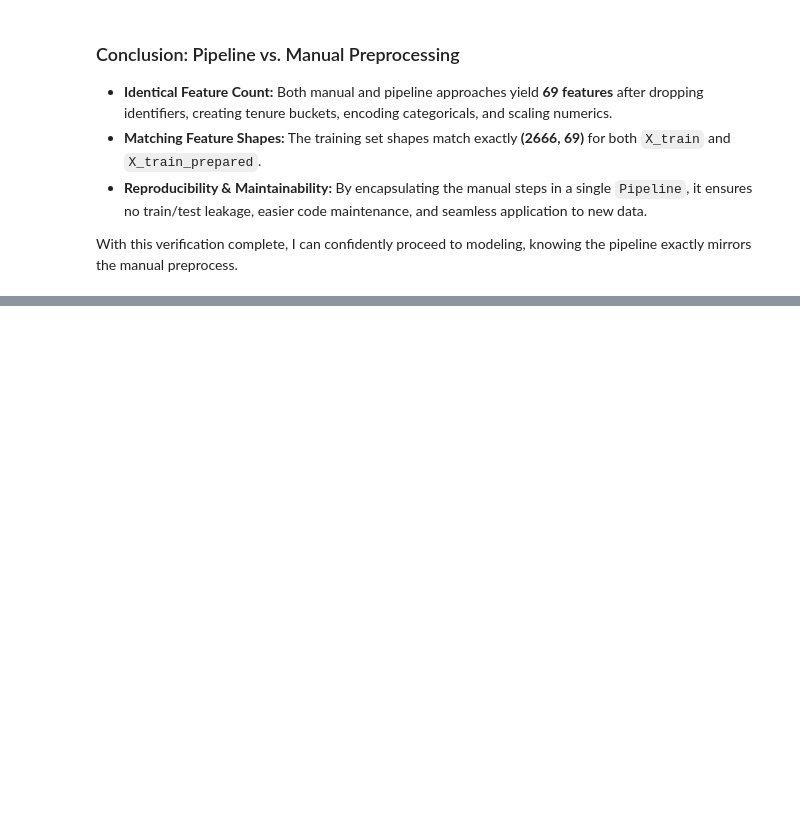
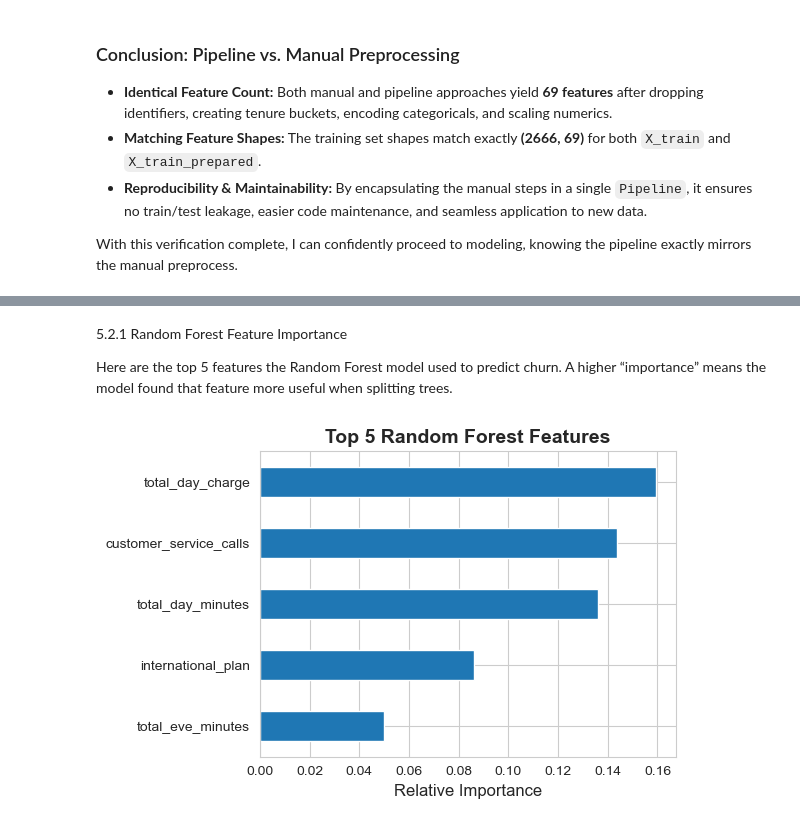
Before and after one commit to rosemiriti/Syria_Telco_Churn_Prediction_Project, a Jupyter notebook: syria_telco_churn.ipynb, the cells around one changed output, grey strips where cells are left out. Cells and saved outputs as stored; diff of their text form; code cells hidden in the pictures; blank space fills up the shorter version.

```diff
--- a/syria_telco_churn.ipynb
+++ b/syria_telco_churn.ipynb
@@ -858,0 +1177,16 @@ With this verification complete, I can confidently proceed to modeling, knowing
+# %%
+# Instantiate & tune Ridge
+ridge_cv = LogisticRegressionCV(
+    Cs=[0.01, 0.1, 1, 10],
+    penalty='l2',
+    solver='lbfgs',
+    scoring='recall',
+    cv=5,
+    class_weight='balanced',
+    random_state=42,
+    max_iter=2000,
+    refit=True
+)
+ridge_cv.fit(X_train, y_train)
+
+print("Best C for Ridge:", ridge_cv.C_[0])
@@ -858,0 +1240,11 @@ With this verification complete, I can confidently proceed to modeling, knowing
+# %%
+# Instantiate & train
+rf = RandomForestClassifier(n_estimators=100,max_depth=10,class_weight='balanced', random_state=42)
+rf.fit(X_train, y_train)
+
+# Predict & evaluate
+y_pred_rf  = rf.predict(X_test)
+y_proba_rf = rf.predict_proba(X_test)[:, 1]
+
+print("Random Forest ROC-AUC:", roc_auc_score(y_test, y_proba_rf).round(2))
+print(classification_report(y_test, y_pred_rf, target_names=['Stayed (0)', 'Churned (1)']))
@@ -858,0 +1283,20 @@ With this verification complete, I can confidently proceed to modeling, knowing
+# %% [markdown]
+5.2.1 Random Forest Feature Importance
+
+Here are the top 5 features the Random Forest model used to predict churn. A higher “importance” means the model found that feature more useful when splitting trees.
+# %%
+# Compute feature importances
+rf_importances = pd.Series(rf.feature_importances_,index=X_train.columns).sort_values(ascending=False)
+
+# Plot top 5
+top5 = rf_importances.iloc[:5]
+plt.figure(figsize=(6,4))
+top5.plot.barh()
+plt.gca().invert_yaxis()   # largest on top
+plt.xlabel("Relative Importance", fontsize=12)
+plt.title("Top 5 Random Forest Features", fontsize=14, weight="bold")
+plt.tight_layout()
+plt.savefig("Images/rf_top5_features.png", dpi=300)
+plt.show()
+# %% [output]
+[figure, added]
```
Also changed, not shown: parts of 53 cells of this notebook.
